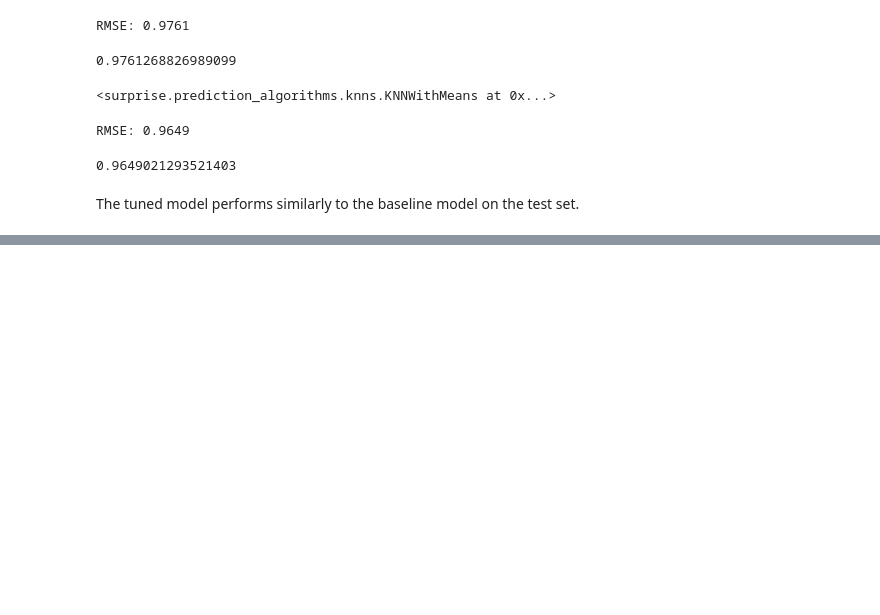
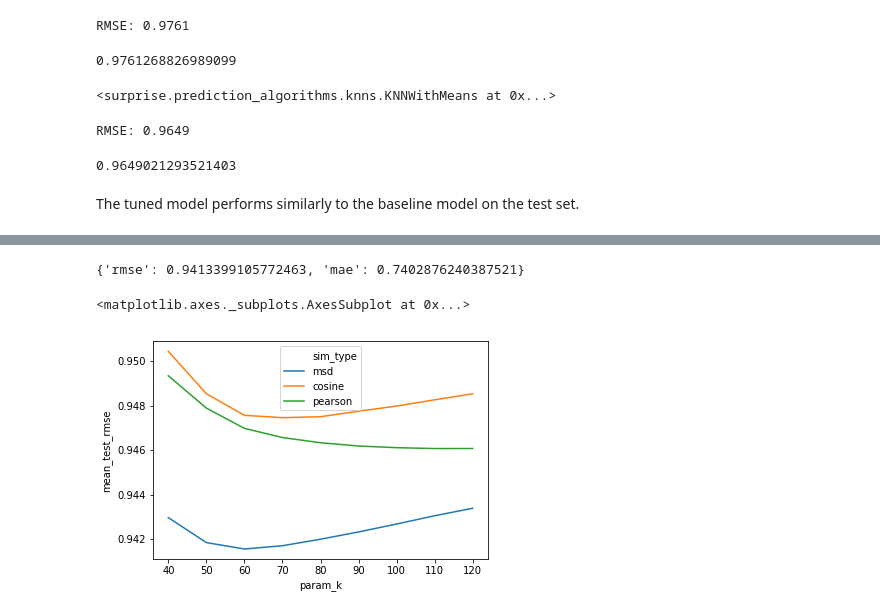
Before and after one commit to cp421-group15/Movie-Recommender-System, a Jupyter notebook: KNNWithMeans Tuning.ipynb, the cells around one changed output, grey strips where cells are left out. Cells and saved outputs as stored; diff of their text form; code cells hidden in the pictures; blank space fills up the shorter version.

```diff
--- a/KNNWithMeans Tuning.ipynb
+++ b/KNNWithMeans Tuning.ipynb
@@ -116,0 +144,9 @@ The tuned model performs similarly to the baseline model on the test set.
+# %%
+param_grid = {'k': [i for i in range(40, 130, 10)],
+              'min_k': [1, 2, 3, 4, 5],
+              'sim_options': {'name': ['msd', 'cosine', 'pearson'], 'user_based': [False]},
+              'verbose': [False]
+             }
+gs = GridSearchCV(KNNWithMeans, param_grid, measures=['rmse', 'mae'], cv=5)
+
+gs.fit(train_set)
@@ -116,0 +164,13 @@ The tuned model performs similarly to the baseline model on the test set.
+# %%
+gs.best_score
+# %% [output]
+{'rmse': 0.9413399105772463, 'mae': 0.7402876240387521}
+# %%
+tuning_results = pd.DataFrame.from_dict(gs.cv_results)
+# %%
+tuning_results["sim_type"] = tuning_results["param_sim_options"].apply(lambda x: x['name'])
+# %%
+sns.lineplot(x="param_k", y="mean_test_rmse", hue="sim_type", data=tuning_results[tuning_results["param_min_k"] == 4])
+# %% [output]
+<matplotlib.axes._subplots.AxesSubplot at 0x...>
+[figure, added]
```
Also changed, not shown: parts of 10 cells of this notebook, 2 other files.
